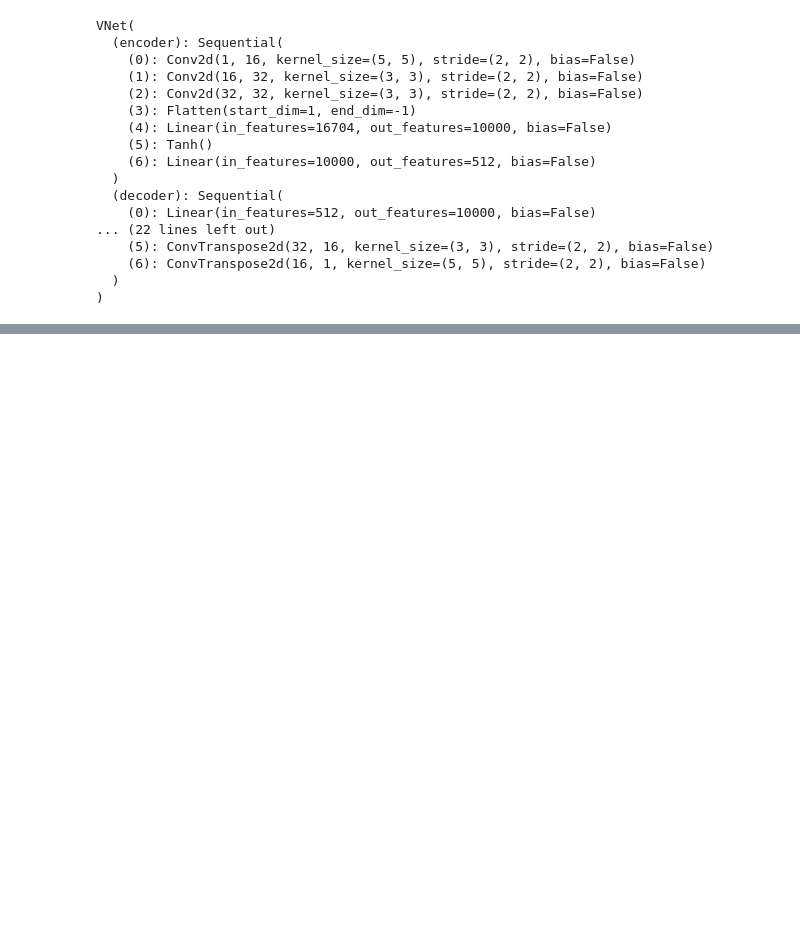
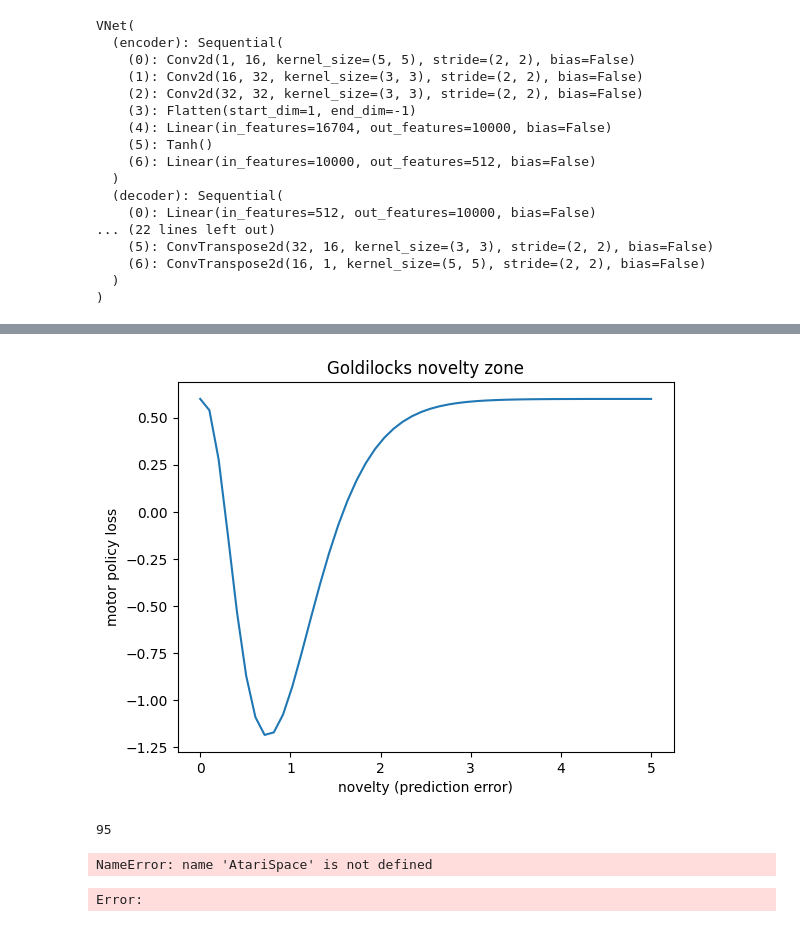
Before and after one commit to jordandekraker/HippoNet, a Jupyter notebook: AtariSpace_April.ipynb, the cells around one changed output, grey strips where cells are left out. Saved outputs shown, nothing was run; the diff lists cells and outputs as text; code cells hidden in the pictures; blank space fills up the shorter version.

```diff
--- a/AtariSpace_April.ipynb
+++ b/AtariSpace_April.ipynb
@@ -326,13 +218,12 @@ HOptim = optim.SGD(hnet.parameters(),lr=0.001, weight_decay=1e-05)
 class MNet(nn.Module):
     # simple fully connected with softmax at the end; optionally frozen
 
-    def __init__(self, input_dim=(512), output_dim=(3)):
+    def __init__(self, input_dim=(512), output_dim=(AtariSpace.possible_actions)):
         super().__init__()
         self.online = nn.Sequential(
             nn.Linear(input_dim, 512),
             #nn.Tanh(),
             nn.Linear(512, output_dim),
-            GaussianNoise(),
             nn.Softmax(dim=1),
         )
 
@@ -351,24 +255,29 @@ print(mnet)
 # %%
 m=0
 def erlang(x,k=4,l=4):
-    return ((l**k)*(x**(k-1))*(math.e**(-l*x)))/math.factorial(k-1)*2 -1.4
+    return 1-((l**k)*(x**(k-1))*(math.e**(-l*x)))/math.factorial(k-1)*2 -.4
 def MLoss(action,x):
     global m
     mloss = torch.sum(action)*(x-m) # note action sums to 1
     m = (0.99*m)+(0.01*x) # "sticky" running average so we know if x was good relative to its temporal nieghbours
     return mloss
 x = np.linspace(0,5,num=50)
 plt.plot(x,erlang(x))
 plt.title("Goldilocks novelty zone")
 plt.xlabel("novelty (prediction error)")
 plt.ylabel("motor policy loss")
 
 MOptim = optim.SGD(mnet.parameters(), lr=0.001, weight_decay=0)
+# %% [output]
+[figure, added]
+# %%
+AtariSpace.g
+# %% [output]
+95
 # %%
 # initialize state
-frame = AtariSpace(19)
-frameproc(frame)
-current_LV = vnet.forward(current_frame, model='frozen')
+frame = AtariSpace.AtariPress(np.random.randint(0,AtariSpace.possible_actions))
+current_LV = vnet.forward(AtariSpace.current_frame, model='frozen')
 
 # the complicated part.
 # 0) reconstruct the frame from the current LV (just for viewing)
@@ -386,23 +295,24 @@ for i in range(100000):
     current_action = mnet.forward(current_LV.detach(), model='online')
     x = torch.cat((current_LV.detach(), current_action.detach()),dim=1)
     x = x[None,:]
-    predicted_LV,_ = hnet(x)
+    predicted_LV = hnet(x,model='online')
     recon_frame = vnet.backward(current_LV.detach(), model='online')
     predicted_frame = vnet.backward(predicted_LV[:,0,:512].detach(), model='online')
 
-    vloss = VLoss(recon_frame,current_frame)
+    vloss = VLoss(recon_frame,AtariSpace.current_frame)
     VOptim.zero_grad()
     vloss.backward()
     VOptim.step()
 
-    old_frame = copy.deepcopy(current_frame.detach())
-    a = np.argmax(current_action.to('cpu').detach())
-    # frame = AtariSpace(a)
-    frame = AtariSpace(1)
-    frameproc(frame)
-    next_LV = vnet.forward(current_frame.detach(), model='online')
+    old_frame = copy.deepcopy(AtariSpace.current_frame.detach())
+    if np.random.rand()<0.05:
+        a = np.random.randint(0,AtariSpace.possible_actions)
+    else:
+        a = np.argmax(current_action.to('cpu').detach())
+    frame = AtariSpace.AtariPress(a)
+    next_LV = vnet.forward(AtariSpace.current_frame.detach(), model='online')
     if i%1==0:
-        live_plot([old_frame,recon_frame,current_frame,predicted_frame])
+        AtariSpace.live_plot([old_frame,recon_frame,AtariSpace.current_frame,predicted_frame])
         print(i)
 
     y = torch.cat((next_LV.detach(), current_action.detach()),dim=1)
@@ -416,10 +326,13 @@ for i in range(100000):
     mloss.backward()
     MOptim.step()
 
-    log.append([vloss.to('cpu').detach(), hloss.to('cpu').detach(), mloss.to('cpu').detach(), g])
+    log.append([vloss.to('cpu').detach(), hloss.to('cpu').detach(), mloss.to('cpu').detach(), a, AtariSpace.g])
     current_LV = next_LV
     del predicted_LV, recon_frame, predicted_frame, next_LV, hloss, vloss, mloss, x, y
 
 elapsed = time.time() - t
 print(elapsed)
+# %% [output]
+NameError: name 'AtariSpace' is not defined
+Error:
 # %%
```
Also changed, not shown: parts of 14 cells of this notebook, 5 other files.
